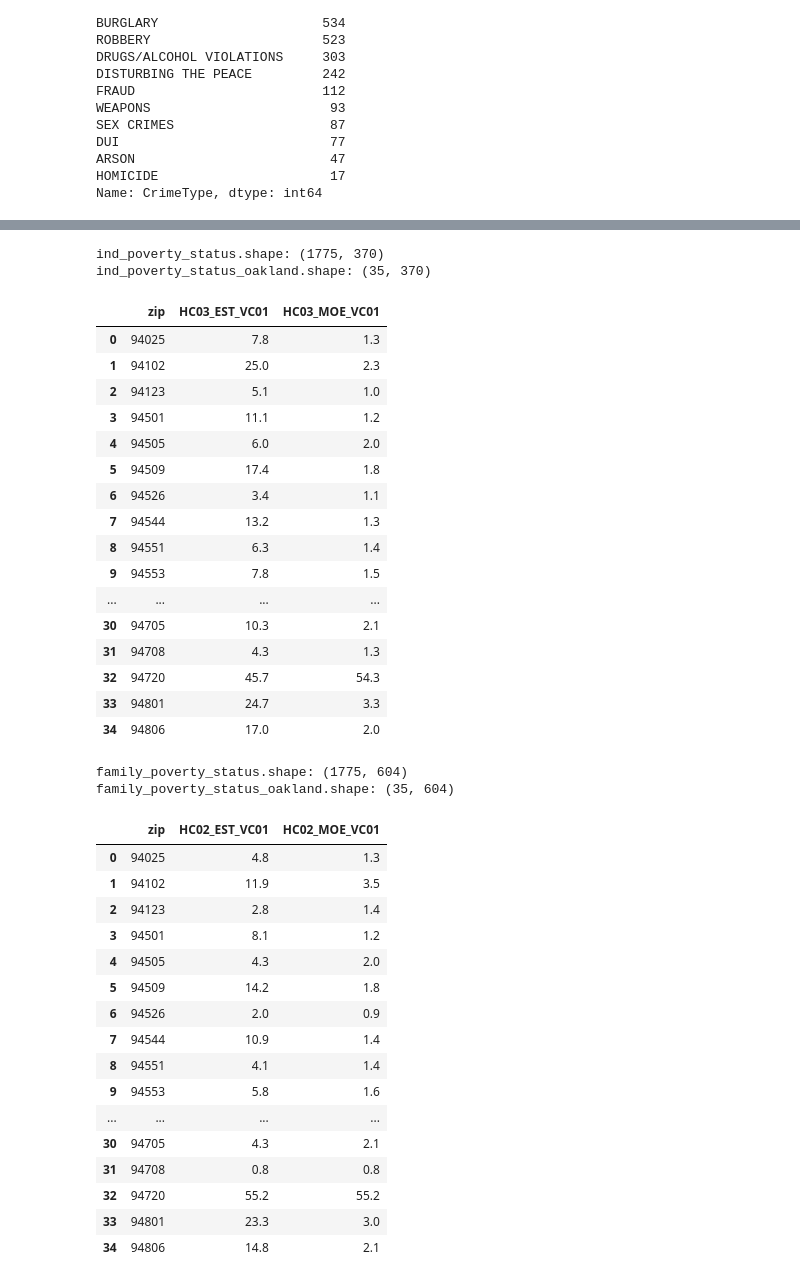
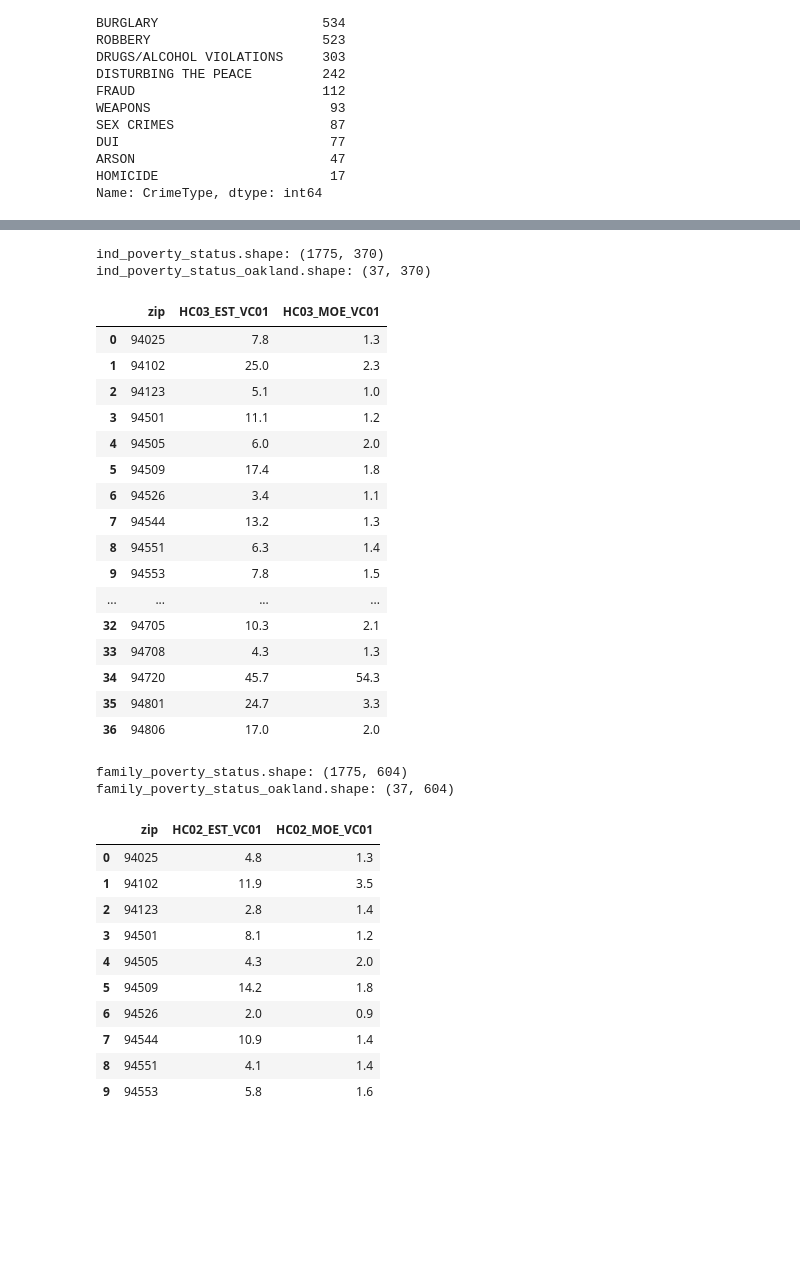
Before and after one commit to jeffrey-hsu/oakland-crime-prediction, a Jupyter notebook: machine_learning/crime_data_prediction.ipynb, the cells around one changed output, grey strips where cells are left out. Cells and saved outputs as stored; diff of their text form; code cells hidden in the pictures; blank space fills up the shorter version.

```diff
--- a/machine_learning/crime_data_prediction.ipynb
+++ b/machine_learning/crime_data_prediction.ipynb
@@ -87,14 +105,17 @@ def get_geocode_json(address, api_key):
 # %%
 # Get Lat/Long and Zip for all addresses in the current set of crime data
 
-#for i in range(crime_data.shape[0]):
-for i in range(0, 1000):
-    print "Iteration i = " + str(i)
+for i in range(crime_data.shape[0]):
+#for i in range(1001, 1005):
+    #print "Iteration i = " + str(i)
 
     address = crime_data.at[crime_data.index[i], 'Address'] + ", " + crime_data.at[crime_data.index[i], 'City'] + ", " + crime_data.at[crime_data.index[i], 'State']
     result_dict = get_geocode_json(address, google_api_key)
 
-    print "len(result_dict['results']) = %d"%(len(result_dict['results']))
+    if len(result_dict['results']) > 1:
+        print "Iteration i = " + str(i) + ": There are " + str(len(result_dict['results'])) + " results for the following address:"
+        print address
+
     try:
         crime_data.at[crime_data.index[i], 'Lat'] = result_dict['results'][0]['geometry']['location']['lat']
     except:
@@ -132,6 +153,6 @@ len(result_dict['results']) = 1
 # %%
 # Create data frame with unique list of zip codes for Oakland
-oakland_zip_codes = pd.DataFrame(transformed_crime_data.Zip.unique(), columns=['zip'])
+oakland_zip_codes = pd.DataFrame(crime_data.Zip.unique(), columns=['zip'])
 # %%
 # Get individual poverty data
 data = os.path.join(os.getcwd(),data_path + 'ind_poverty_status_by_zip.csv')
@@ -153,7 +174,7 @@ ind_poverty = ind_poverty_status_oakland[['zip', 'HC03_EST_VC01', 'HC03_MOE_VC01
 ind_poverty
 # %% [output]
 ind_poverty_status.shape: (1775, 370)
-ind_poverty_status_oakland.shape: (35, 370)
+ind_poverty_status_oakland.shape: (37, 370)
 |  | zip | HC03_EST_VC01 | HC03_MOE_VC01 |
 | 0 | 94025 | 7.8 | 1.3 |
 | 1 | 94102 | 25.0 | 2.3 |
@@ -166,47 +187,41 @@ ind_poverty_status_oakland.shape: (35, 370)
 | 8 | 94551 | 6.3 | 1.4 |
 | 9 | 94553 | 7.8 | 1.5 |
 | ... | ... | ... | ... |
-| 30 | 94705 | 10.3 | 2.1 |
-| 31 | 94708 | 4.3 | 1.3 |
-| 32 | 94720 | 45.7 | 54.3 |
-| 33 | 94801 | 24.7 | 3.3 |
-| 34 | 94806 | 17.0 | 2.0 |
+| 32 | 94705 | 10.3 | 2.1 |
+| 33 | 94708 | 4.3 | 1.3 |
+| 34 | 94720 | 45.7 | 54.3 |
+| 35 | 94801 | 24.7 | 3.3 |
+| 36 | 94806 | 17.0 | 2.0 |
 # %%
 # Get family poverty data
 data = os.path.join(os.getcwd(),data_path + 'family_poverty_status_by_zip.csv')
 family_poverty_status = pd.read_csv(data)
 family_poverty_status = family_poverty_status.drop(0, axis=0)
 family_poverty_status['zip'] = [int(family_poverty_status.at[ind_poverty_status.index[i], 'GEO.id2']) for i in range(ind_poverty_status.shape[0])]
 print "family_poverty_status.shape:", family_poverty_status.shape
 
 # Filter out data not for Oakland
 family_poverty_status_oakland = family_poverty_status.merge(oakland_zip_codes,
                                                             left_on = 'zip',
                                                             right_on = 'zip',
                                                             how = 'inner')
 
 print "family_poverty_status_oakland.shape:", family_poverty_status_oakland.shape
 family_poverty_status_oakland.head()
 
 family_poverty = family_poverty_status_oakland[['zip', 'HC02_EST_VC01', 'HC02_MOE_VC01']]
-family_poverty
+family_poverty.head(10)
 # %% [output]
 family_poverty_status.shape: (1775, 604)
-family_poverty_status_oakland.shape: (35, 604)
+family_poverty_status_oakland.shape: (37, 604)
 |  | zip | HC02_EST_VC01 | HC02_MOE_VC01 |
 | 0 | 94025 | 4.8 | 1.3 |
 | 1 | 94102 | 11.9 | 3.5 |
 | 2 | 94123 | 2.8 | 1.4 |
 | 3 | 94501 | 8.1 | 1.2 |
 | 4 | 94505 | 4.3 | 2.0 |
 | 5 | 94509 | 14.2 | 1.8 |
 | 6 | 94526 | 2.0 | 0.9 |
 | 7 | 94544 | 10.9 | 1.4 |
 | 8 | 94551 | 4.1 | 1.4 |
 | 9 | 94553 | 5.8 | 1.6 |
-| ... | ... | ... | ... |
-| 30 | 94705 | 4.3 | 2.1 |
-| 31 | 94708 | 0.8 | 0.8 |
-| 32 | 94720 | 55.2 | 55.2 |
-| 33 | 94801 | 23.3 | 3.0 |
-| 34 | 94806 | 14.8 | 2.1 |
```
Also changed, not shown: parts of 25 cells of this notebook, 2 other files.
